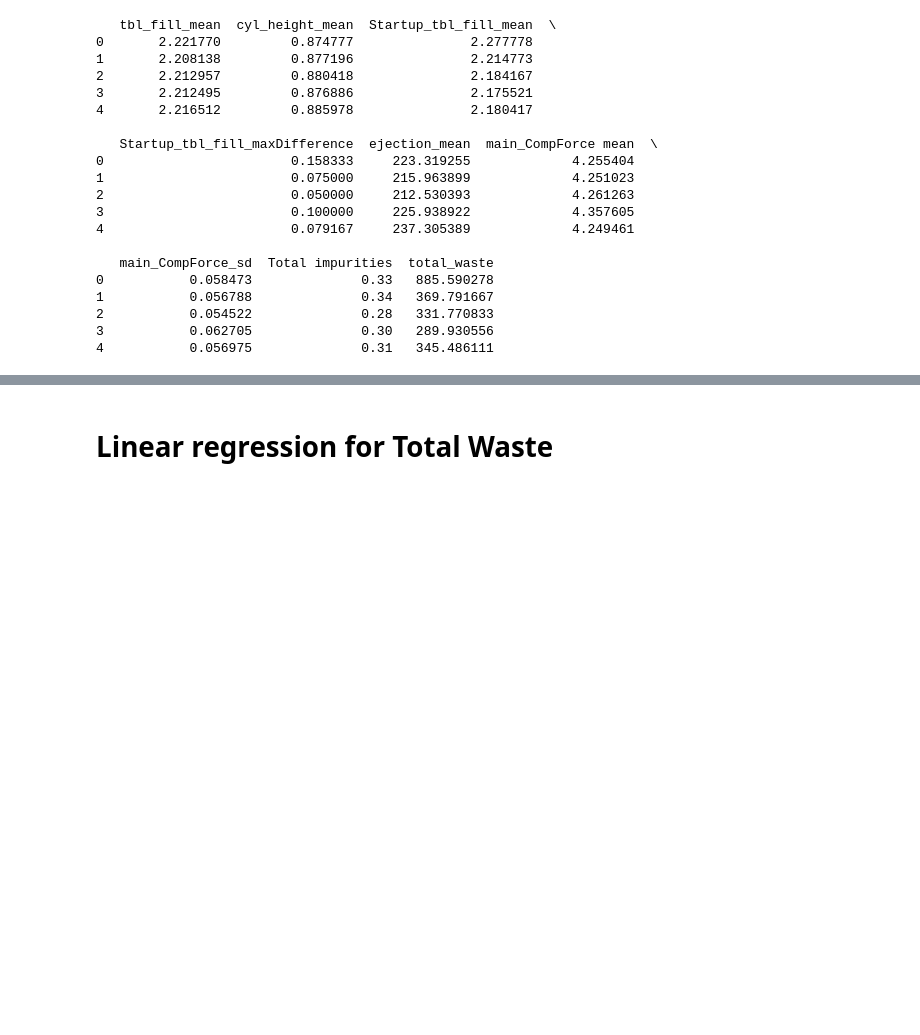
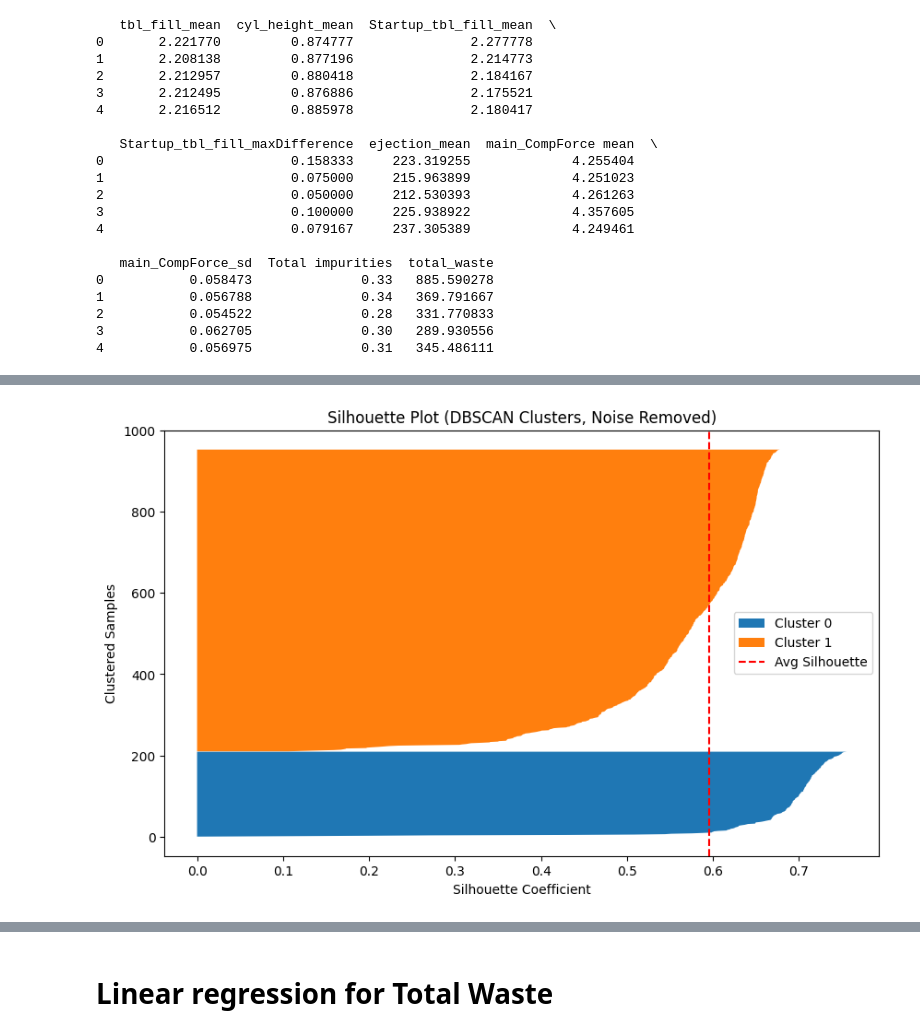
Before and after one commit to rickykkim/Drug-Design, a Jupyter notebook: main.ipynb, the cells around one changed output, grey strips where cells are left out. Saved outputs shown, nothing was run; the diff lists cells and outputs as text; code cells hidden in the pictures; blank space fills up the shorter version.

```diff
--- a/main.ipynb
+++ b/main.ipynb
@@ -64,0 +120,37 @@ print(process.head())
+# %%
+from sklearn.metrics import silhouette_samples
+import numpy as np
+
+# Remove outliers (= -1 label)
+mask = process['dbscan_label'] != -1
+X_scaled_clean = X_scaled[mask]
+labels_clean = process.loc[mask, 'dbscan_label'].values
+
+# Compute silhouette scores
+silhouette_vals = silhouette_samples(X_scaled_clean, labels_clean)
+process_clean = process[mask].reset_index(drop=True)
+process_clean['silhouette'] = silhouette_vals
+
+# Plot silhouette diagram
+cluster_labels = sorted(np.unique(labels_clean))
+y_lower = 0
+
+plt.figure(figsize=(10, 6))
+
+for label in cluster_labels:
+    label_silhouette = process_clean[process_clean['dbscan_label'] == label]['silhouette'].values
+    label_silhouette.sort()
+
+    size = len(label_silhouette)
+    y_upper = y_lower + size
+    plt.fill_betweenx(np.arange(y_lower, y_upper), 0, label_silhouette, label=f"Cluster {label}")
+    y_lower = y_upper
+
+plt.axvline(x=np.mean(silhouette_vals), color="red", linestyle="--", label="Avg Silhouette")
+plt.xlabel("Silhouette Coefficient")
+plt.ylabel("Clustered Samples")
+plt.title("Silhouette Plot (DBSCAN Clusters, Noise Removed)")
+plt.legend()
+plt.show()
+# %% [output]
+[figure, added]
```
Also changed, not shown: parts of 11 cells of this notebook.
